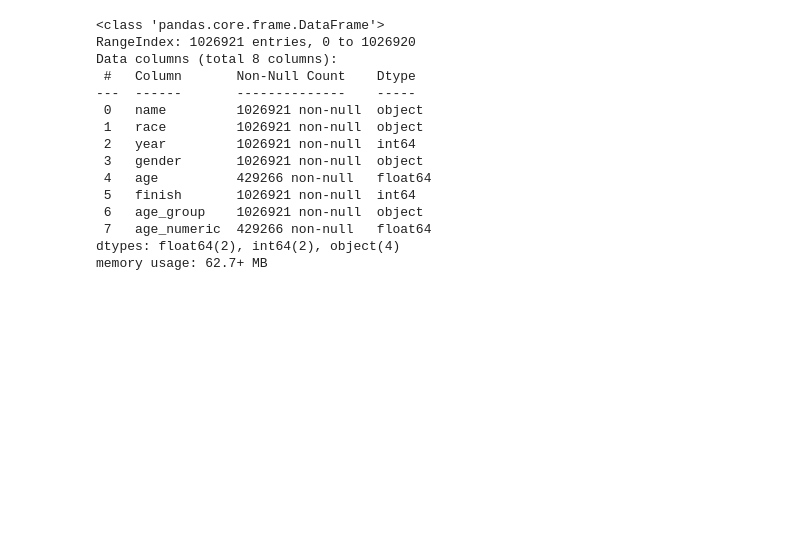
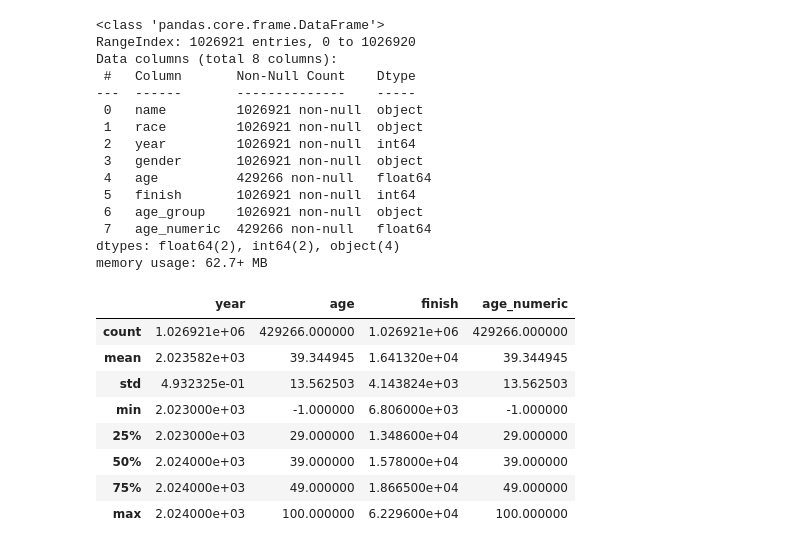
Before and after one commit to kimchiyama/Exploring_Marathon_Trends, a Jupyter notebook: notebooks/analysis.ipynb, the cells around one changed output. Drawn from its saved outputs; the diff is of its cells as text; code cells hidden in the pictures; blank space fills up the shorter version.

```diff
--- a/notebooks/analysis.ipynb
+++ b/notebooks/analysis.ipynb
@@ -387,3 +387,15 @@ Data columns (total 8 columns):
  7   age_numeric  429266 non-null   float64
 dtypes: float64(2), int64(2), object(4)
 memory usage: 62.7+ MB
+# %%
+combined_results.describe()
+# %% [output]
+|  | year | age | finish | age_numeric |
+| count | 1.026921e+06 | 429266.000000 | 1.026921e+06 | 429266.000000 |
+| mean | 2.023582e+03 | 39.344945 | 1.641320e+04 | 39.344945 |
+| std | 4.932325e-01 | 13.562503 | 4.143824e+03 | 13.562503 |
+| min | 2.023000e+03 | -1.000000 | 6.806000e+03 | -1.000000 |
+| 25% | 2.023000e+03 | 29.000000 | 1.348600e+04 | 29.000000 |
+| 50% | 2.024000e+03 | 39.000000 | 1.578000e+04 | 39.000000 |
+| 75% | 2.024000e+03 | 49.000000 | 1.866500e+04 | 49.000000 |
+| max | 2.024000e+03 | 100.000000 | 6.229600e+04 | 100.000000 |
```
Also changed, not shown: parts of 9 cells of this notebook.
